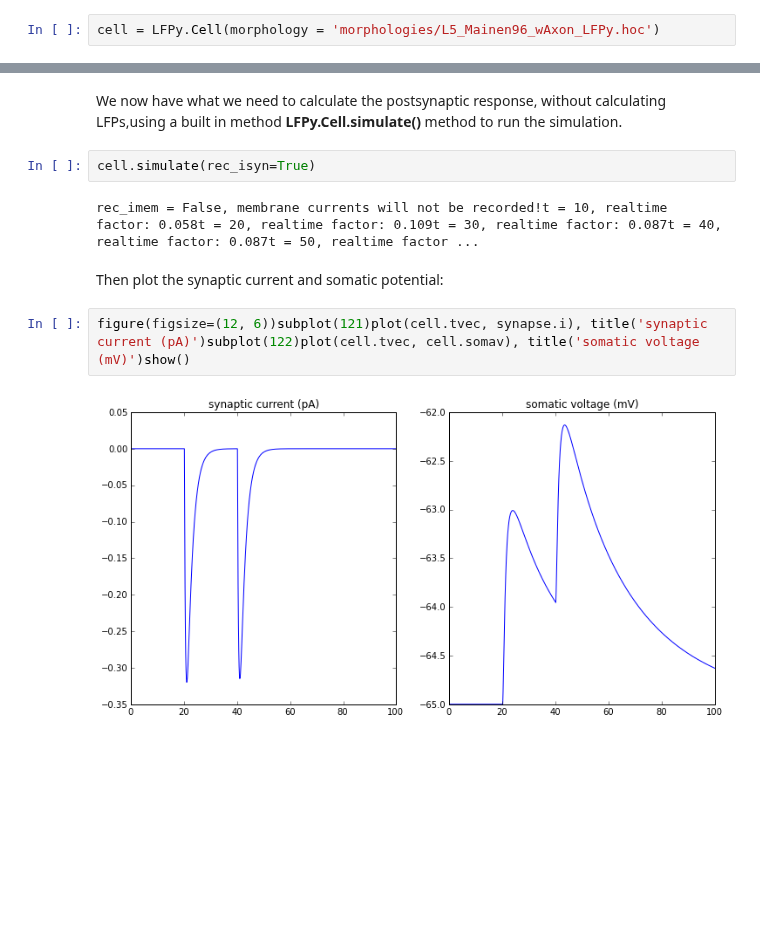
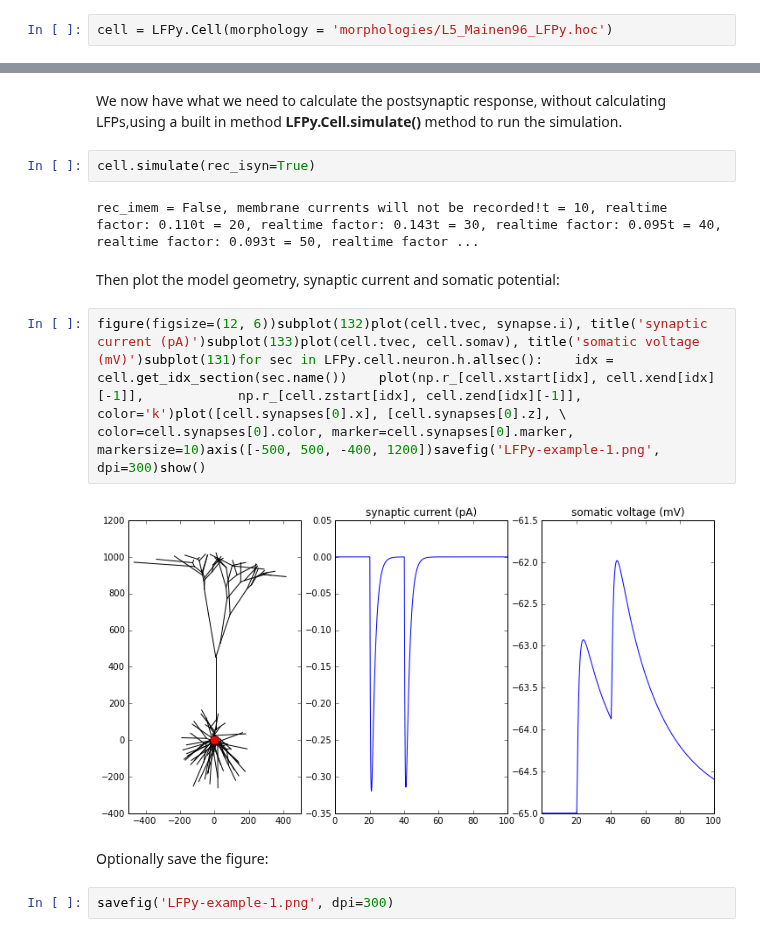
Before and after one commit to LFPy/LFPy, a Jupyter notebook: trunk/examples/LFPy-example-1.ipynb, the cells around one changed output, grey strips where cells are left out. Drawn from its saved outputs; the diff is of its cells as text; blank space fills up the shorter version.

```diff
--- a/trunk/examples/LFPy-example-1.ipynb
+++ b/trunk/examples/LFPy-example-1.ipynb
@@ -5,7 +5,7 @@ import LFPyfrom pylab import *
 # %% [markdown]
 Then, create the cell object using the **LFPy.Cell**-class, specifying the morphology file.The passive mechanismsare switched on by default.
 # %%
-cell = LFPy.Cell(morphology = 'morphologies/L5_Mainen96_wAxon_LFPy.hoc')
+cell = LFPy.Cell(morphology = 'morphologies/L5_Mainen96_LFPy.hoc')
 # %% [markdown]
 One can now use **LFPy.Synapse**-class to insert a single synapse onto the soma compartment, and set the spike time(s) using **LFPy.Synapse.set_spike_times()**:
 # %%
@@ -15,10 +15,14 @@ We now have what we need to calculate the postsynaptic response, without calcula
 # %%
 cell.simulate(rec_isyn=True)
 # %% [output]
-rec_imem = False, membrane currents will not be recorded!t = 10, realtime factor: 0.058t = 20, realtime factor: 0.109t = 30, realtime factor: 0.087t = 40, realtime factor: 0.087t = 50, realtime factor ...
+rec_imem = False, membrane currents will not be recorded!t = 10, realtime factor: 0.110t = 20, realtime factor: 0.143t = 30, realtime factor: 0.095t = 40, realtime factor: 0.093t = 50, realtime factor ...
 # %% [markdown]
-Then plot the synaptic current and somatic potential:
+Then plot the model geometry, synaptic current and somatic potential:
-# %%
-figure(figsize=(12, 6))subplot(121)plot(cell.tvec, synapse.i), title('synaptic current (pA)')subplot(122)plot(cell.tvec, cell.somav), title('somatic voltage (mV)')show()
-# %% [output]
-[figure, removed]
+# %%
+figure(figsize=(12, 6))subplot(132)plot(cell.tvec, synapse.i), title('synaptic current (pA)')subplot(133)plot(cell.tvec, cell.somav), title('somatic voltage (mV)')subplot(131)for sec in LFPy.cell.neuron.h.allsec():    idx = cell.get_idx_section(sec.name())    plot(np.r_[cell.xstart[idx], cell.xend[idx][-1]],            np.r_[cell.zstart[idx], cell.zend[idx][-1]],            color='k')plot([cell.synapses[0].x], [cell.synapses[0].z], \     color=cell.synapses[0].color, marker=cell.synapses[0].marker, markersize=10)axis([-500, 500, -400, 1200])savefig('LFPy-example-1.png', dpi=300)show()
+# %% [output]
+[figure, added]
+# %% [markdown]
+Optionally save the figure:
+# %%
+savefig('LFPy-example-1.png', dpi=300)
```
Also changed, not shown: 2 other files.
